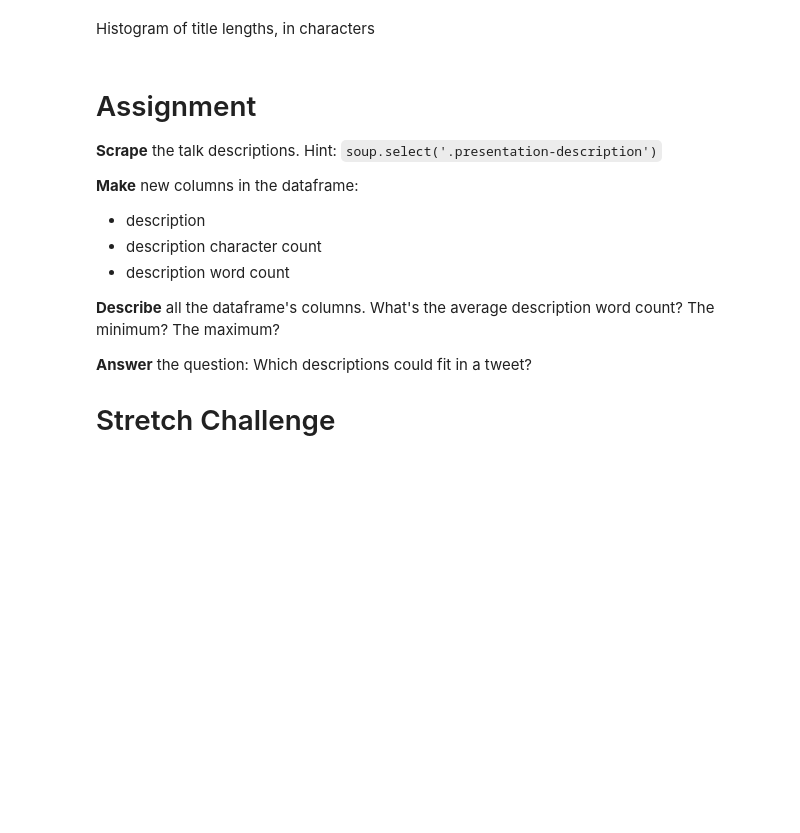
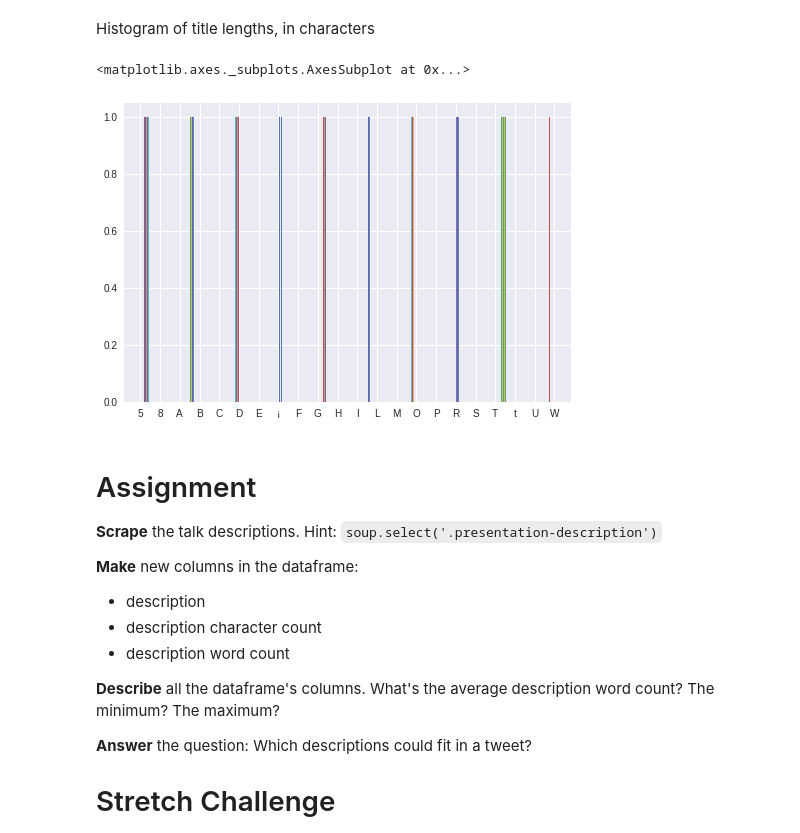
Before and after one commit to bloominstituteoftechnology/DS-Unit-1-Sprint-2-Data-Wrangling-and-Storytelling, a Jupyter notebook: module1-scrape-and-process-data/LS_DS_121_Scrape_and_process_data.ipynb, the cells around one changed output. Cells and saved outputs as stored; diff of their text form; code cells hidden in the pictures; blank space fills up the shorter version.

```diff
--- a/module1-scrape-and-process-data/LS_DS_121_Scrape_and_process_data.ipynb
+++ b/module1-scrape-and-process-data/LS_DS_121_Scrape_and_process_data.ipynb
@@ -92,5 +327,10 @@ Top 5 most frequent first letters
 # %% [markdown]
 Histogram of title lengths, in characters
+# %%
+title_frame['first letter'].hist()
+# %% [output]
+<matplotlib.axes._subplots.AxesSubplot at 0x...>
+[figure, added]
 # %% [markdown]
 # Assignment
 
```
Also changed, not shown: parts of 41 cells of this notebook.
